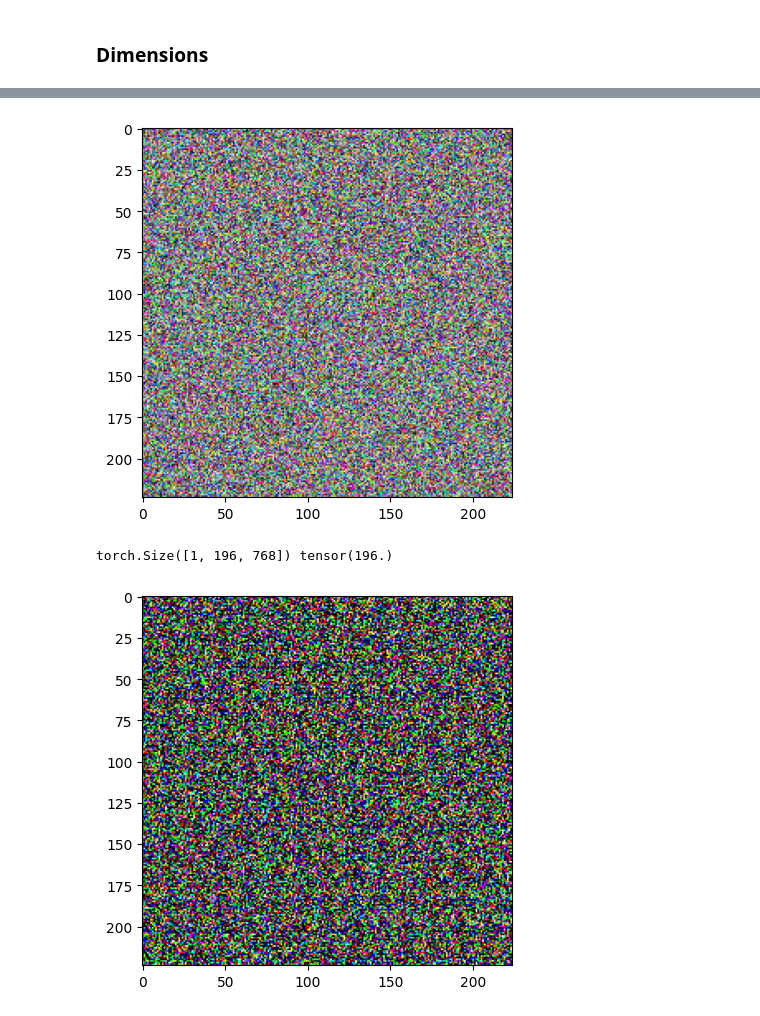
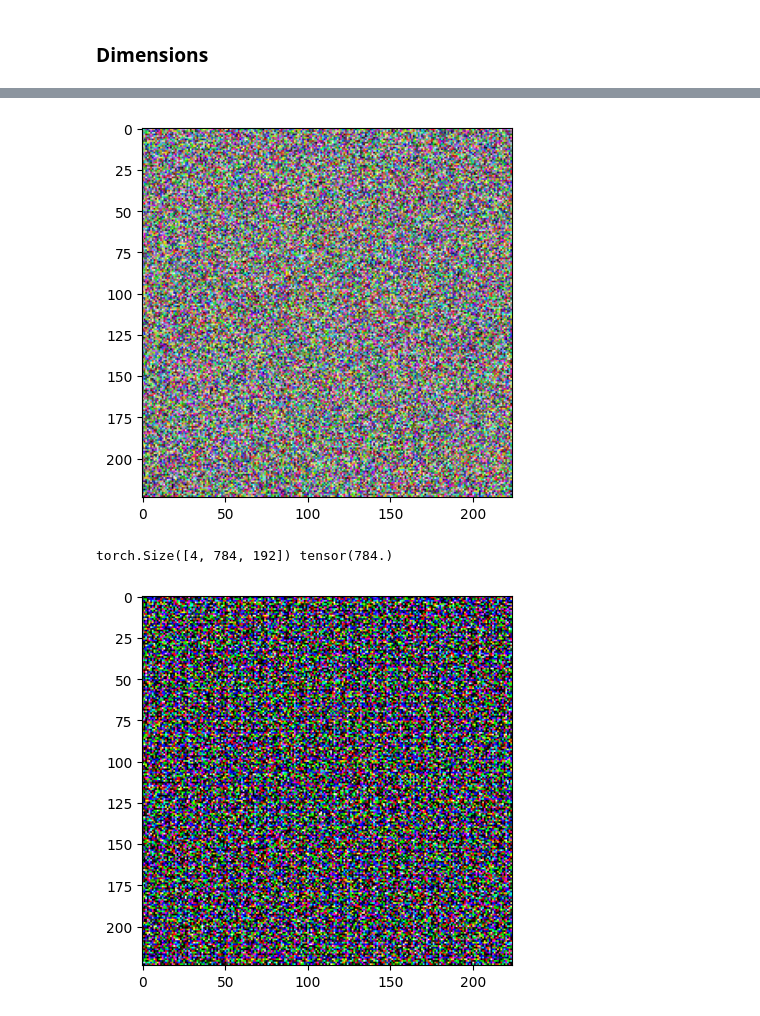
Before and after one commit to KindaOP/KAIN, a Jupyter notebook: debug.ipynb, the cells around one changed output, grey strips where cells are left out. Cells and saved outputs as stored; diff of their text form; code cells hidden in the pictures.

```diff
--- a/debug.ipynb
+++ b/debug.ipynb
@@ -236,37 +207,38 @@ TextDecoder(
 # Image
 from kain.senses import ImageEncoder, ImageDecoder
 import torch
 import numpy as np
 from matplotlib import pyplot as plt
 
 enet = ImageEncoder(
     side_lengths=(224, 224),
-    num_patches=(14, 14),
+    num_patches=(28, 28),
     num_channels=3,
     num_blocks=3,
     num_heads=2,
     num_ff_dim=1000,
     dropout_rate=0.1
 )
 dnet = ImageDecoder(
     side_lengths=(224, 224),
-    num_patches=(14, 14),
+    num_patches=(28, 28),
     num_channels=3,
     num_blocks=3,
     num_heads=2,
     num_ff_dim=1000,
     dropout_rate=0.1
 )
 
-x = np.random.rand(1, 224, 224, 3)
+x = np.random.rand(4, 224, 224, 3)
+batch_size = len(x)
 plt.imshow(x[0])
 plt.show()
 x = enet.predict(x)
-print(x.tensor.shape, torch.sum(x.tensor**2), end="\n\n")
+print(x.tensor.shape, torch.sum(x.tensor**2)/batch_size, end="\n\n")
 x = dnet.predict(x, x)
 plt.imshow(x[0])
 plt.show()
 # %% [output]
-[figure, old version]
+[figure, new version]
-torch.Size([1, 196, 768]) tensor(196.)
+torch.Size([4, 784, 192]) tensor(784.)
-[figure, old version]
+[figure, new version]
```
Also changed, not shown: parts of 6 cells of this notebook, 1 other file.
